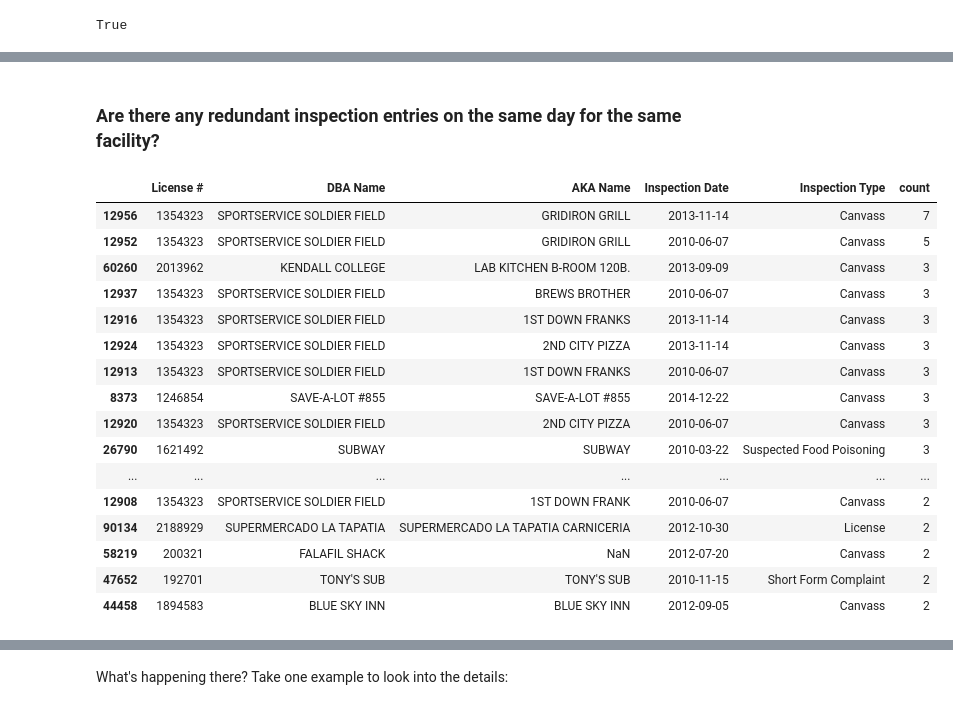
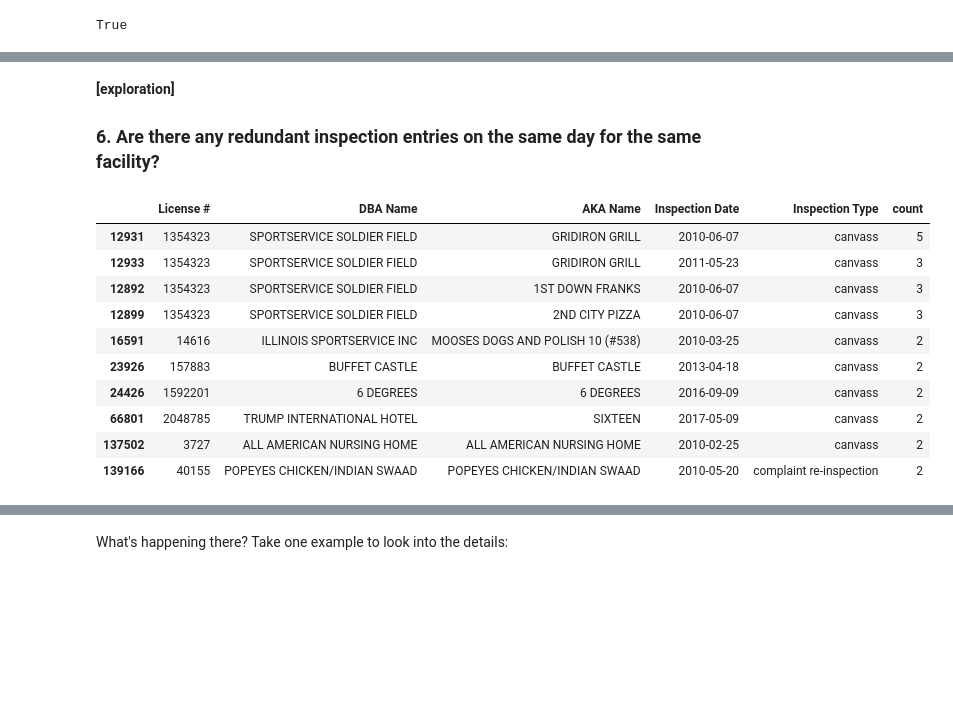
Before and after one commit to delongmeng/Chicago_Food_Inspection, a Jupyter notebook: data_cleaning_step_3b.ipynb, the cells around one changed output, grey strips where cells are left out. Drawn from its saved outputs; the diff is of its cells as text; code cells hidden in the pictures; blank space fills up the shorter version.

Commit message:
added a lot of data cleaning

```diff
--- a/data_cleaning_step_3b.ipynb
+++ b/data_cleaning_step_3b.ipynb
@@ -117,0 +270,4 @@ input_data.head()
+# %%
+temp = input_data[['License #', 'DBA Name', 'AKA Name', 'Address', 'Risk']].drop_duplicates()
+duplicated_risk = temp[temp.duplicated(subset=['License #', 'DBA Name', 'AKA Name', 'Address'], keep=False)].sort_values(by='License #')
+duplicated_risk
@@ -117,0 +297,7 @@ input_data.head()
+# %%
+def combine_risk(x):
+    non_nan_risks = list(set(x) - set([np.nan]))
+    return non_nan_risks[0] if len(non_nan_risks) == 1 else np.nan
+
+risk_dedup = duplicated_risk.groupby(by=['License #', 'DBA Name', 'AKA Name', 'Address'], dropna=False)['Risk'].agg(combine_risk).rename('Risk').reset_index()
+risk_dedup
@@ -117,0 +322,17 @@ input_data.head()
+# %%
+license_to_check, dba_to_check, address_to_check = list(risk_dedup['License #']), list(risk_dedup['DBA Name']), list(risk_dedup['Address'])
+
+def clean_risk(x):
+    license, dba, aka, address, risk = x['License #'], x['DBA Name'], x['AKA Name'], x['Address'], x['Risk']
+    if (license in license_to_check) and (dba in dba_to_check) and (address in address_to_check):
+        temp = risk_dedup[(risk_dedup['License #']==license) &
+                     (risk_dedup['DBA Name']==dba) &
+                     (pd.isnull(risk_dedup['AKA Name']) | (risk_dedup['AKA Name']==aka)) &
+                     (risk_dedup['Address']==address)]
+        if len(temp) == 1:
+            risk = temp['Risk'].values[0]
+
+    return risk
+
+input_data['Risk'] = input_data.apply(clean_risk, axis=1)
+input_data
@@ -146,0 +389,3 @@ list(input_data)
+# %%
+input_data = input_data.drop_duplicates(subset=list(input_data)[1:], ignore_index=True)
+input_data
@@ -208,28 +621,23 @@ input_data[(input_data['License #']=='14616')][['License #', 'DBA Name', 'AKA Na
 # %% [markdown]
-### Are there any redundant inspection entries on the same day for the same facility?
+**[exploration]**
+### 6. Are there any redundant inspection entries on the same day for the same facility?
 # %%
 temp2 = input_data[['Inspection ID', 'License #', 'DBA Name', 'AKA Name', 'Inspection Date', 'Inspection Type']]
 inspection_counts2 = temp2.groupby(by=['License #', 'DBA Name', 'AKA Name', 'Inspection Date', 'Inspection Type'], dropna=False).size().rename('count').reset_index()\
     .sort_values(by='count', ascending=False)
-inspection_counts2.head(20)
+inspection_counts2.head(10)
 # %% [output]
 |  | License # | DBA Name | AKA Name | Inspection Date | Inspection Type | count |
-| 12956 | 1354323 | SPORTSERVICE SOLDIER FIELD | GRIDIRON GRILL | 2013-11-14 | Canvass | 7 |
-| 12952 | 1354323 | SPORTSERVICE SOLDIER FIELD | GRIDIRON GRILL | 2010-06-07 | Canvass | 5 |
-| 60260 | 2013962 | KENDALL COLLEGE | LAB KITCHEN B-ROOM 120B. | 2013-09-09 | Canvass | 3 |
-| 12937 | 1354323 | SPORTSERVICE SOLDIER FIELD | BREWS BROTHER | 2010-06-07 | Canvass | 3 |
-| 12916 | 1354323 | SPORTSERVICE SOLDIER FIELD | 1ST DOWN FRANKS | 2013-11-14 | Canvass | 3 |
-| 12924 | 1354323 | SPORTSERVICE SOLDIER FIELD | 2ND CITY PIZZA | 2013-11-14 | Canvass | 3 |
-| 12913 | 1354323 | SPORTSERVICE SOLDIER FIELD | 1ST DOWN FRANKS | 2010-06-07 | Canvass | 3 |
-| 8373 | 1246854 | SAVE-A-LOT #855 | SAVE-A-LOT #855 | 2014-12-22 | Canvass | 3 |
-| 12920 | 1354323 | SPORTSERVICE SOLDIER FIELD | 2ND CITY PIZZA | 2010-06-07 | Canvass | 3 |
-| 26790 | 1621492 | SUBWAY | SUBWAY | 2010-03-22 | Suspected Food Poisoning | 3 |
-| ... | ... | ... | ... | ... | ... | ... |
-| 12908 | 1354323 | SPORTSERVICE SOLDIER FIELD | 1ST DOWN FRANK | 2010-06-07 | Canvass | 2 |
-| 90134 | 2188929 | SUPERMERCADO LA TAPATIA | SUPERMERCADO LA TAPATIA CARNICERIA | 2012-10-30 | License | 2 |
-| 58219 | 200321 | FALAFIL SHACK | NaN | 2012-07-20 | Canvass | 2 |
-| 47652 | 192701 | TONY'S SUB | TONY'S SUB | 2010-11-15 | Short Form Complaint | 2 |
-| 44458 | 1894583 | BLUE SKY INN | BLUE SKY INN | 2012-09-05 | Canvass | 2 |
+| 12931 | 1354323 | SPORTSERVICE SOLDIER FIELD | GRIDIRON GRILL | 2010-06-07 | canvass | 5 |
+| 12933 | 1354323 | SPORTSERVICE SOLDIER FIELD | GRIDIRON GRILL | 2011-05-23 | canvass | 3 |
+| 12892 | 1354323 | SPORTSERVICE SOLDIER FIELD | 1ST DOWN FRANKS | 2010-06-07 | canvass | 3 |
+| 12899 | 1354323 | SPORTSERVICE SOLDIER FIELD | 2ND CITY PIZZA | 2010-06-07 | canvass | 3 |
+| 16591 | 14616 | ILLINOIS SPORTSERVICE INC | MOOSES DOGS AND POLISH 10 (#538) | 2010-03-25 | canvass | 2 |
+| 23926 | 157883 | BUFFET CASTLE | BUFFET CASTLE | 2013-04-18 | canvass | 2 |
+| 24426 | 1592201 | 6 DEGREES | 6 DEGREES | 2016-09-09 | canvass | 2 |
+| 66801 | 2048785 | TRUMP INTERNATIONAL HOTEL | SIXTEEN | 2017-05-09 | canvass | 2 |
+| 137502 | 3727 | ALL AMERICAN NURSING HOME | ALL AMERICAN NURSING HOME | 2010-02-25 | canvass | 2 |
+| 139166 | 40155 | POPEYES CHICKEN/INDIAN SWAAD | POPEYES CHICKEN/INDIAN SWAAD | 2010-05-20 | complaint re-inspection | 2 |
 # %%
 print("How many unique food facilities/inspection date combinations have multiple inspections on that date?")
 num_facility_date_multiple_inspections = len(inspection_counts2[inspection_counts2['count']>1])
```
Also changed, not shown: parts of 102 cells of this notebook, 1 other file.
